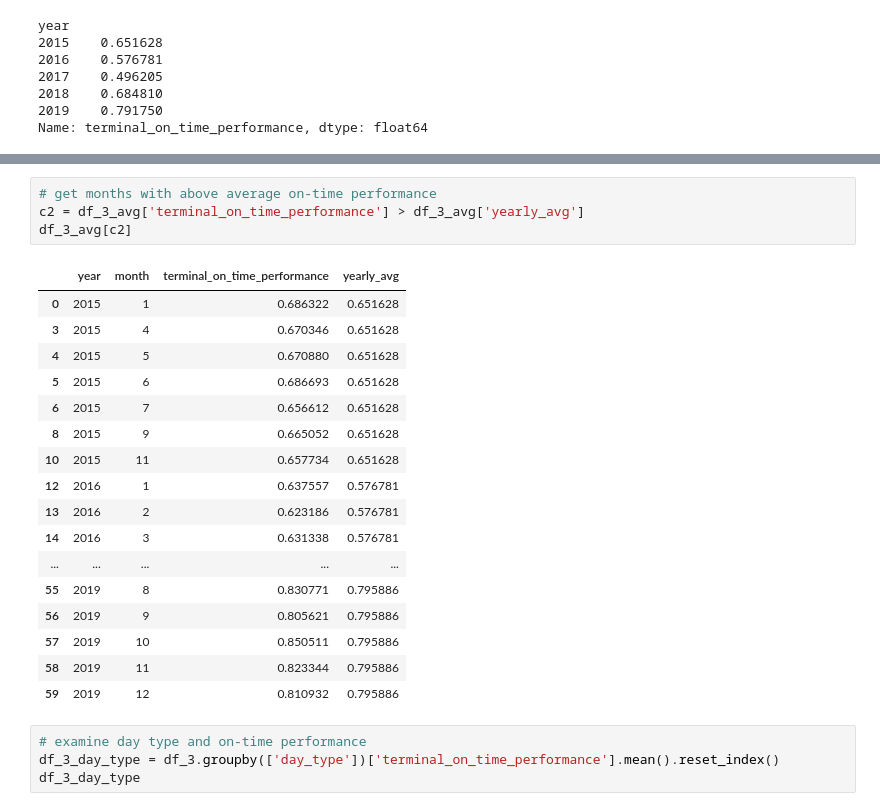
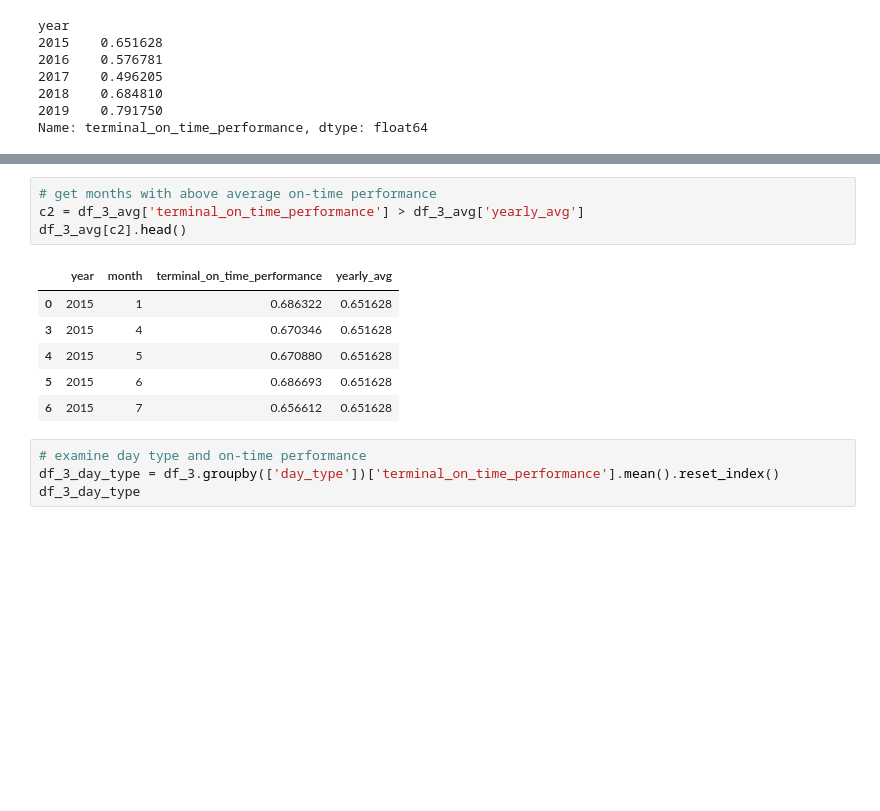
Before and after one commit to ByteFource/data-dashboard, a Jupyter notebook: jupyter-notebook/hamza-train-analysis.ipynb, the cells around one changed output, grey strips where cells are left out. Cells and saved outputs as stored; diff of their text form; blank space fills up the shorter version.

```diff
--- a/jupyter-notebook/hamza-train-analysis.ipynb
+++ b/jupyter-notebook/hamza-train-analysis.ipynb
@@ -148,25 +115,14 @@ df_3_avg[c1]
 # %%
 # get months with above average on-time performance
 c2 = df_3_avg['terminal_on_time_performance'] > df_3_avg['yearly_avg']
-df_3_avg[c2]
+df_3_avg[c2].head()
 # %% [output]
 |  | year | month | terminal_on_time_performance | yearly_avg |
 | 0 | 2015 | 1 | 0.686322 | 0.651628 |
 | 3 | 2015 | 4 | 0.670346 | 0.651628 |
 | 4 | 2015 | 5 | 0.670880 | 0.651628 |
 | 5 | 2015 | 6 | 0.686693 | 0.651628 |
 | 6 | 2015 | 7 | 0.656612 | 0.651628 |
-| 8 | 2015 | 9 | 0.665052 | 0.651628 |
-| 10 | 2015 | 11 | 0.657734 | 0.651628 |
-| 12 | 2016 | 1 | 0.637557 | 0.576781 |
-| 13 | 2016 | 2 | 0.623186 | 0.576781 |
-| 14 | 2016 | 3 | 0.631338 | 0.576781 |
-| ... | ... | ... | ... | ... |
-| 55 | 2019 | 8 | 0.830771 | 0.795886 |
-| 56 | 2019 | 9 | 0.805621 | 0.795886 |
-| 57 | 2019 | 10 | 0.850511 | 0.795886 |
-| 58 | 2019 | 11 | 0.823344 | 0.795886 |
-| 59 | 2019 | 12 | 0.810932 | 0.795886 |
 # %%
 # examine day type and on-time performance
 df_3_day_type = df_3.groupby(['day_type'])['terminal_on_time_performance'].mean().reset_index()
```
Also changed, not shown: parts of 3 cells of this notebook.
